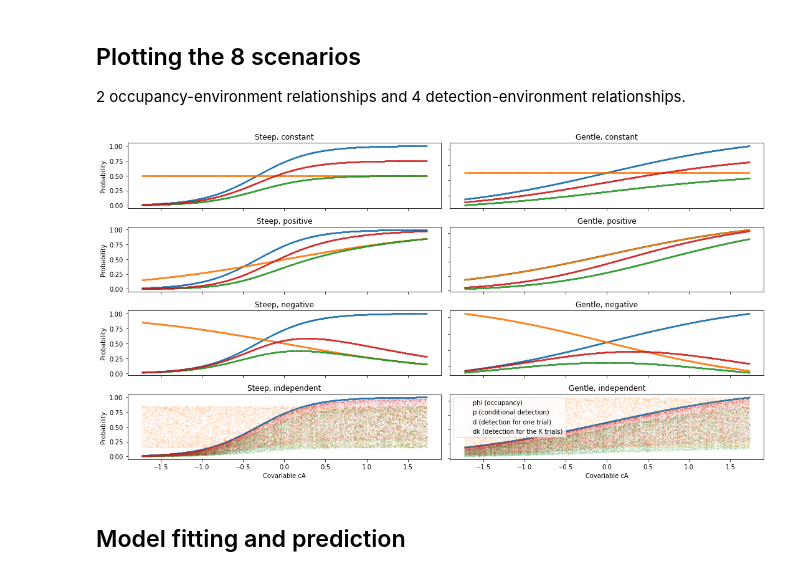
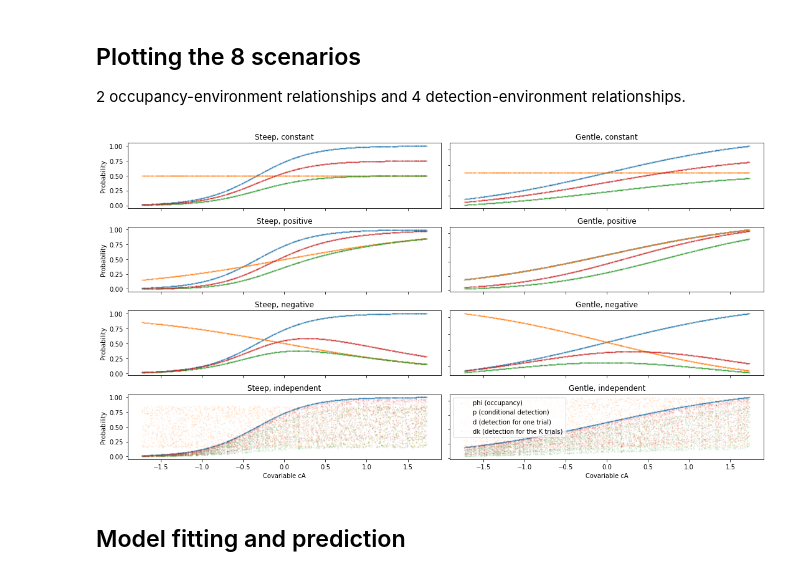
Before and after one commit to XavierMinesParis/SDM, a Jupyter notebook: simulations.ipynb, the cells around one changed output. Saved outputs shown, nothing was run; the diff lists cells and outputs as text; code cells hidden in the pictures.

```diff
--- a/simulations.ipynb
+++ b/simulations.ipynb
@@ -14,18 +14,19 @@ from scipy.special import expit
 # %%
 # Covariables
-cA, cB = np.random.uniform(-np.sqrt(3), np.sqrt(3), 10000), np.random.uniform(-np.sqrt(3), np.sqrt(3), 10000)
+n_train = 3000
+cA_train = np.random.uniform(-np.sqrt(3), np.sqrt(3), n_train)
+cB_train = np.random.uniform(-np.sqrt(3), np.sqrt(3), n_train)
 
 # Probabilities of occupancy
-psis = np.array([expit(1 + 3 * cA), expit(cA)])  # Steep, gentle
-
+psis = np.array([expit(1 + 3 * cA_train), expit(cA_train)])  # Steep, gentle
 psis = np.tile(psis[:, np.newaxis, :], (1, 4, 1))
 
 # Conditional probabilities of detection
-ps = np.array([len(cA) * [0.5], expit(cA), expit(-cA), expit(cB)])  # Constant, positive, negative, independent
+ps = np.array([n_train * [0.5], expit(cA_train),
+               expit(-cA_train), expit(cB_train)])  # Constant, positive, negative, independent
 ps = np.tile(ps[np.newaxis, :, :], (2, 1, 1))
 
 # Probabilities of detection, with 1 trial
-print(psis.shape, ps.shape)
 ds = ps * psis
 
 # Probabilities of detection with K trials
@@ -33,5 +34,9 @@ K = 2 # K trials per site
 psk = 1 - (1 - ps) ** K
 dsk = psk * psis
 
+occupancy_labels = np.random.binomial(1, psis) # Binary draw for occupancy
+number_detections_train = np.random.binomial(K, occupancy_labels * ds) # Binary draw for detection
+binary_detections_train = 1 * (number_detections_train != 0)
+
 labels = np.array([["Steep, constant", "Steep, positive", "Steep, negative", "Steep, independent"],
                    ["Gentle, constant", "Gentle, positive", "Gentle, negative", "Gentle, independent"]])
@@ -69,22 +47,22 @@ print(binary_detections)
 # %%
 plt.rcParams['figure.figsize'] = (15, 8)
 fig, axs = plt.subplots(4, 2)
 for i in range(4):
     for j in range(2):
-        axs[i, j].scatter(cA, psis[j, i], s=1, label="phi (occupancy)", alpha=0.1)
-        axs[i, j].scatter(cA, ps[j, i], s=1, label="p (conditional detection)", alpha=0.1)
-        axs[i, j].scatter(cA, ds[j, i], s=1, label="d (detection for one trial)", alpha=0.1)
-        axs[i, j].scatter(cA, dsk[j, i], s=1, label="dk (detection for the K trials)", alpha=0.1)
+        axs[i, j].scatter(cA_train, psis[j, i], s=1, label="phi (occupancy)", alpha=0.1)
+        axs[i, j].scatter(cA_train, ps[j, i], s=1, label="p (conditional detection)", alpha=0.1)
+        axs[i, j].scatter(cA_train, ds[j, i], s=1, label="d (detection for one trial)", alpha=0.1)
+        axs[i, j].scatter(cA_train, dsk[j, i], s=1, label="dk (detection for the K trials)", alpha=0.1)
         axs[i, j].set_title(labels[j, i])
 
 for ax in axs.flat:
     ax.set(xlabel='Covariable cA', ylabel='Probability')
     ax.label_outer()
 
 fig.tight_layout()
 plt.legend()
 plt.show()
 # %% [output]
-[figure, old version]
+[figure, new version]
 # %% [markdown]
 ## Model fitting and prediction
```
Also changed, not shown: parts of 9 cells of this notebook, 3 other files.
